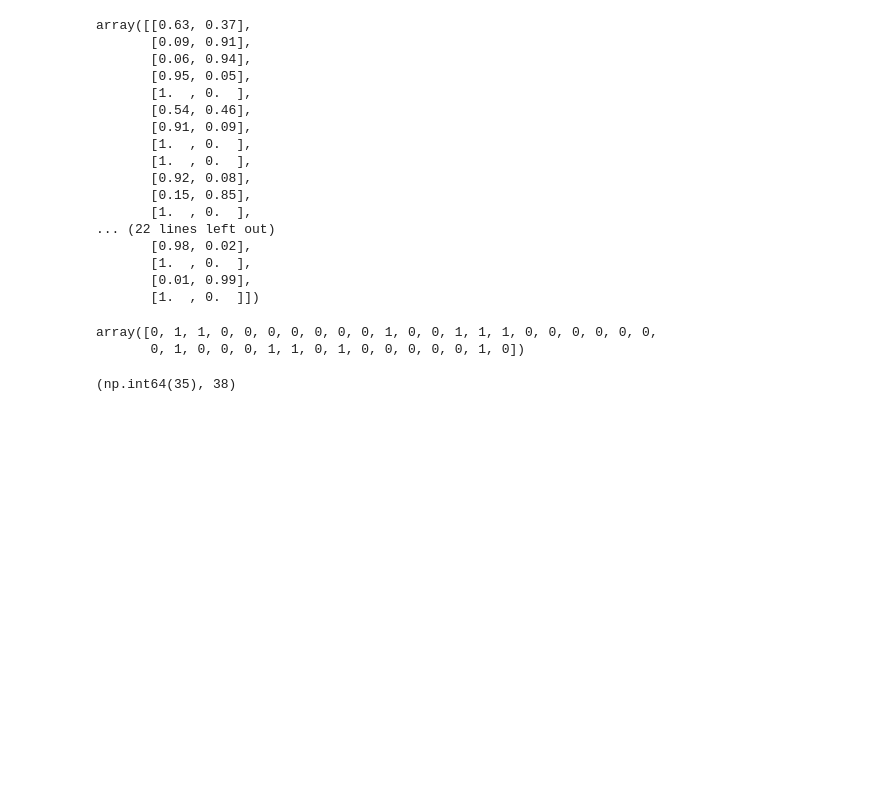
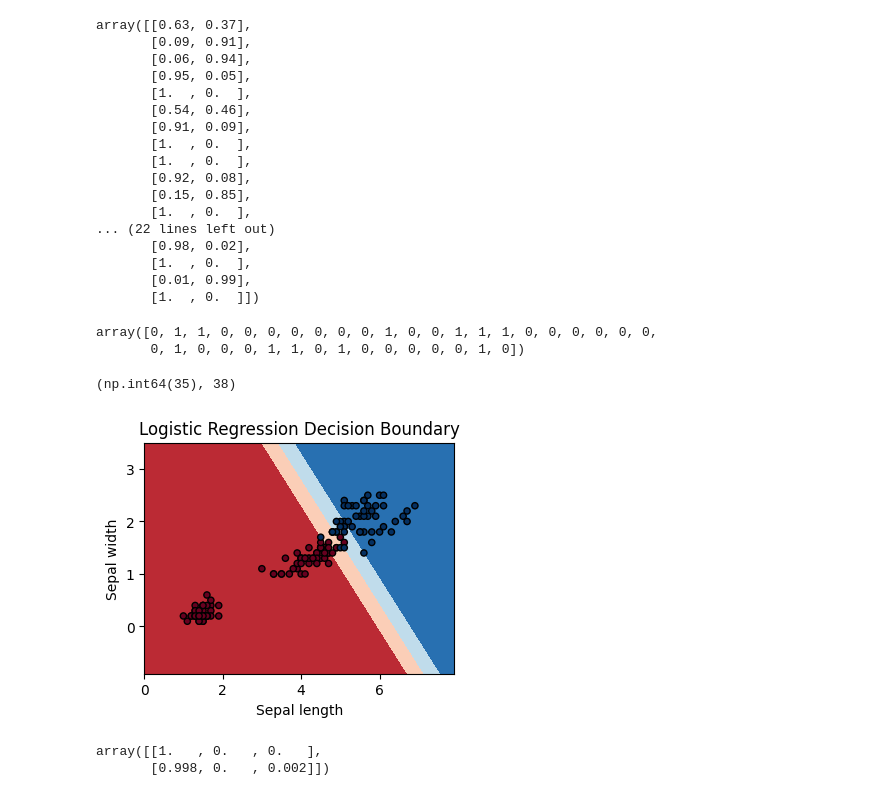
Before and after one commit to AliyarBhos/Works-done-in-Div-Academy, a Jupyter notebook: Module3(From_28_jan)/Logistic_Regression.ipynb, the cells around one changed output. Cells and saved outputs as stored; diff of their text form; code cells hidden in the pictures; blank space fills up the shorter version.

Commit message:
Logistic Regression

```diff
--- a/Module3(From_28_jan)/Logistic_Regression.ipynb
+++ b/Module3(From_28_jan)/Logistic_Regression.ipynb
@@ -194,3 +194,27 @@ array([0, 1, 1, 0, 0, 0, 0, 0, 0, 0, 1, 0, 0, 1, 1, 1, 0, 0, 0, 0, 0, 0,
 (log_reg.predict(X_test) == y_test.ravel()).sum(), len(y_test)
 # %% [output]
 (np.int64(35), 38)
+# %%
+from sklearn.inspection import DecisionBoundaryDisplay
+import matplotlib.pyplot as plt
+
+fig, ax = plt.subplots(figsize=(4, 3))
+DecisionBoundaryDisplay.from_estimator(
+    log_reg,
+    X,
+    cmap=plt.cm.RdBu,
+    ax=ax,
+    response_method='predict_proba',
+    plot_method='contourf',
+    #levels = [-1, 0, 0.5, 1, 2]
+    #levels = [0, 0.5, 1]
+    levels = np.linspace(0, 1, 5)
+)
+
+ax.scatter(X[:, 0], X[:, 1], c=y, cmap=plt.cm.RdBu, edgecolors='k', s=20)
+ax.set_xlabel("Sepal length")
+ax.set_ylabel("Sepal width")
+ax.set_title("Logistic Regression Decision Boundary")
+plt.show()
+# %% [output]
+[figure, added]
@@ -196,0 +229,18 @@ array([0, 1, 1, 0, 0, 0, 0, 0, 0, 0, 1, 0, 0, 1, 1, 1, 0, 0, 0, 0, 0, 0,
+# %%
+x = np.array([
+    [1. , 5.4, 3.9, 1.3, 0.4],
+    [1. , 5.8, 2.7, 3.9, 1.2]
+    ])
+th = np.array([
+	[ 0.30471708, -1.03998411,  0.7504512 ],
+	[ 0.94056472, -1.95103519, -1.30217951],
+	[ 0.1278404 , -0.31624259, -0.01680116],
+	[-0.85304393,  0.87939797,  0.77779194],
+	[ 0.0660307 ,  1.12724121,  0.46750934]
+])
+
+z = x@th
+softmax(z).round(3)
+# %% [output]
+array([[1.   , 0.   , 0.   ],
+       [0.998, 0.   , 0.002]])
```
Also changed, not shown: parts of 6 cells of this notebook.
